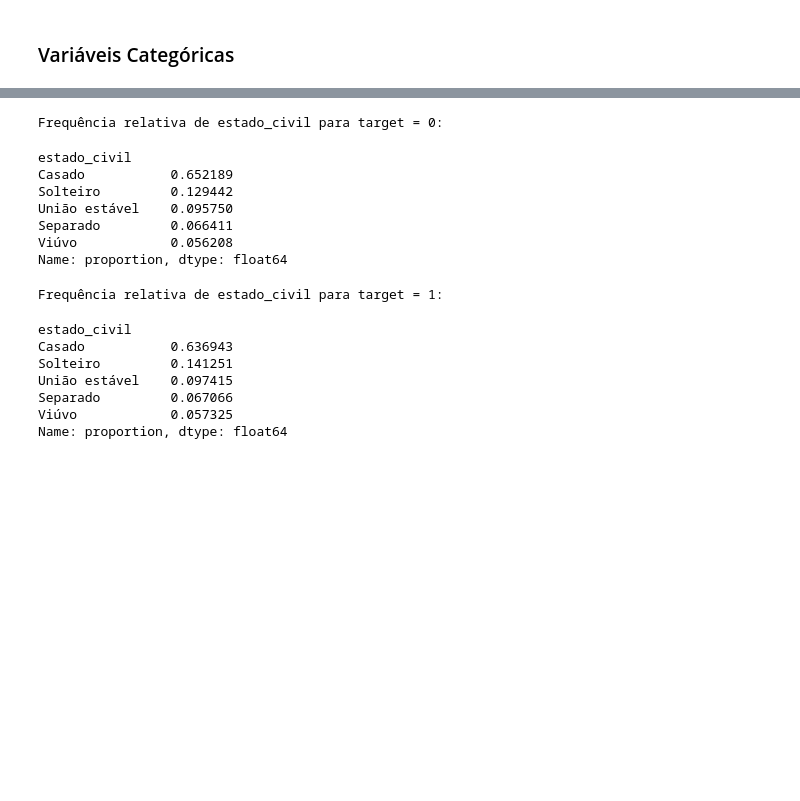
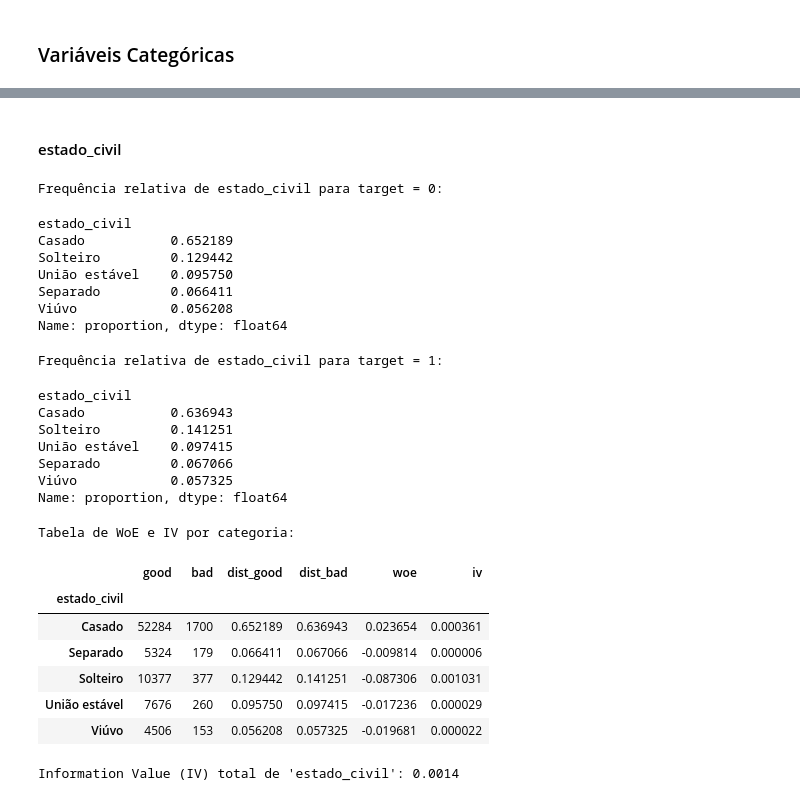
Before and after one commit to p-willyams/credit_case, a Jupyter notebook: src/4-train/modelling.ipynb, the cells around one changed output, grey strips where cells are left out. Saved outputs shown, nothing was run; the diff lists cells and outputs as text; code cells hidden in the pictures; blank space fills up the shorter version.

```diff
--- a/src/4-train/modelling.ipynb
+++ b/src/4-train/modelling.ipynb
@@ -181,23 +333,76 @@ Name: proportion, dtype: float64
+# %% [markdown]
+#### estado_civil
 # %%
+
 print("Frequência relativa de estado_civil para target = 0:")
-display(df_train_explore[df_train_explore['target'] == 0]['estado_civil'].value_counts(normalize=True))
+display(
+    df_train_explore[df_train_explore['target'] == 0]['estado_civil']
+    .value_counts(normalize=True)
+)
 
 print("\nFrequência relativa de estado_civil para target = 1:")
-display(df_train_explore[df_train_explore['target'] == 1]['estado_civil'].value_counts(normalize=True))
+display(
+    df_train_explore[df_train_explore['target'] == 1]['estado_civil']
+    .value_counts(normalize=True)
+)
+
+
+woe_df = (
+    df_train_explore
+    .groupby('estado_civil')['target']
+    .value_counts()
+    .unstack(fill_value=0)
+)
+
+woe_df = woe_df.reindex(columns=[0, 1], fill_value=0)
+woe_df.columns = ['good', 'bad']
+
+total_good = woe_df['good'].sum()
+total_bad = woe_df['bad'].sum()
+
+woe_df['dist_good'] = woe_df['good'] / total_good
+woe_df['dist_bad'] = woe_df['bad'] / total_bad
+
+epsilon = 1e-10
+
+woe_df['woe'] = np.log(
+    (woe_df['dist_good'] + epsilon) /
+    (woe_df['dist_bad'] + epsilon)
+)
+
+woe_df['iv'] = (
+    woe_df['dist_good'] - woe_df['dist_bad']
+) * woe_df['woe']
+
+print("\nTabela de WoE e IV por categoria:")
+display(woe_df)
+
+iv_total = woe_df['iv'].sum()
+
+print(f"\nInformation Value (IV) total de 'estado_civil': {iv_total:.4f}")
 # %% [output]
 Frequência relativa de estado_civil para target = 0:
 estado_civil
 Casado           0.652189
 Solteiro         0.129442
 União estável    0.095750
 Separado         0.066411
 Viúvo            0.056208
 Name: proportion, dtype: float64
 Frequência relativa de estado_civil para target = 1:
 estado_civil
 Casado           0.636943
 Solteiro         0.141251
 União estável    0.097415
 Separado         0.067066
 Viúvo            0.057325
 Name: proportion, dtype: float64
+Tabela de WoE e IV por categoria:
+|  | good | bad | dist_good | dist_bad | woe | iv |
+| estado_civil |  |  |  |  |  |  |
+| Casado | 52284 | 1700 | 0.652189 | 0.636943 | 0.023654 | 0.000361 |
+| Separado | 5324 | 179 | 0.066411 | 0.067066 | -0.009814 | 0.000006 |
+| Solteiro | 10377 | 377 | 0.129442 | 0.141251 | -0.087306 | 0.001031 |
+| União estável | 7676 | 260 | 0.095750 | 0.097415 | -0.017236 | 0.000029 |
+| Viúvo | 4506 | 153 | 0.056208 | 0.057325 | -0.019681 | 0.000022 |
+Information Value (IV) total de 'estado_civil': 0.0014
```
Also changed, not shown: parts of 21 cells of this notebook.
